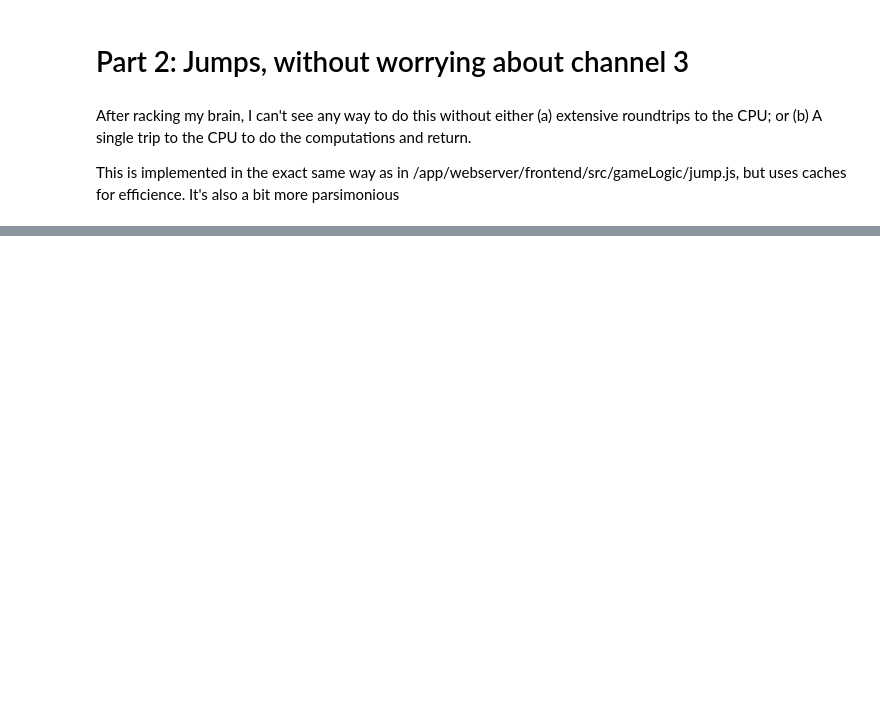
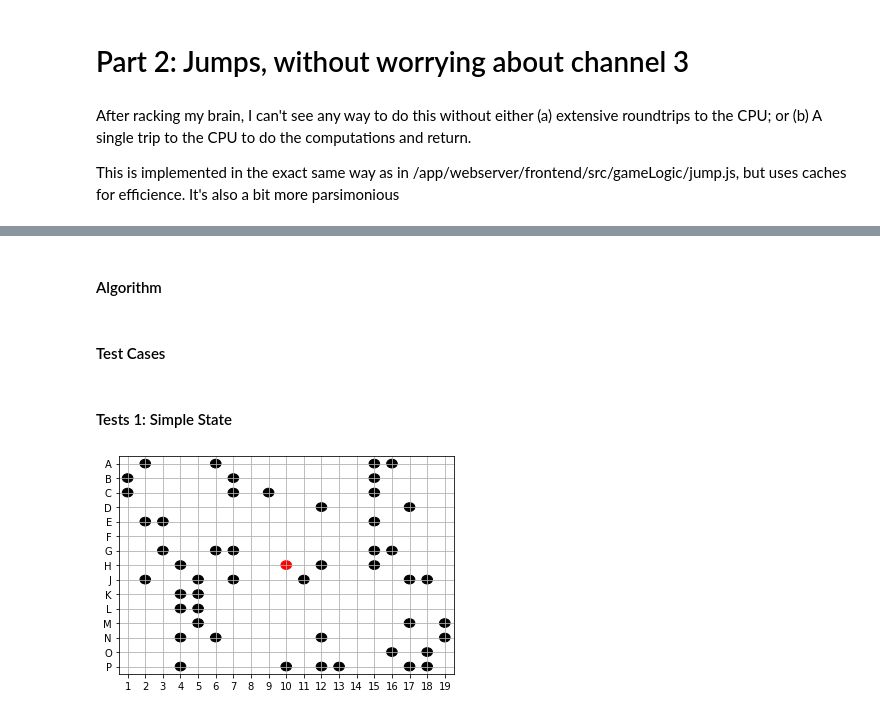
Before and after one commit to rcharan/phutball, a Jupyter notebook: pytorch-implementation/phutball.ipynb, the cells around one changed output, grey strips where cells are left out. Saved outputs shown, nothing was run; the diff lists cells and outputs as text; code cells hidden in the pictures; blank space fills up the shorter version.

Commit message:
add, test, and profile jump computations

```diff
--- a/pytorch-implementation/phutball.ipynb
+++ b/pytorch-implementation/phutball.ipynb
@@ -44,9 +44,12 @@ class InvalidConfiguration(Exception):
   pass
 # %%
 def parseLocation(locStr):
-  match = re.match(f'([{config.letters}])(\\d+)', locStr)
+  try:
+    match = re.match(f'([{config.letters}])(\\d+)', locStr)
+  except Exception as e:
+    raise ValueError(f'Bad Location {locStr}') from e
   if not match:
-    raise
+    raise ValueError(f'Bad location {locStr}')
 
   row, col = match.groups()
   row = config.letters.index(row)
@@ -424,0 +407,2 @@ array([ True])
+# %% [markdown]
+#### Algorithm
@@ -424,0 +543,12 @@ array([ True])
+# %% [markdown]
+#### Test Cases
+# %% [markdown]
+#### Tests 1: Simple State
+# %%
+simple_state = boards[-1]
+
+# Board was generated randomly. Check it
+#  it usually has about 1 or 2 jumps that can be made.
+visualize_state(simple_state)
+# %% [output]
+[figure, added]
```
Also changed, not shown: parts of 28 cells of this notebook.
